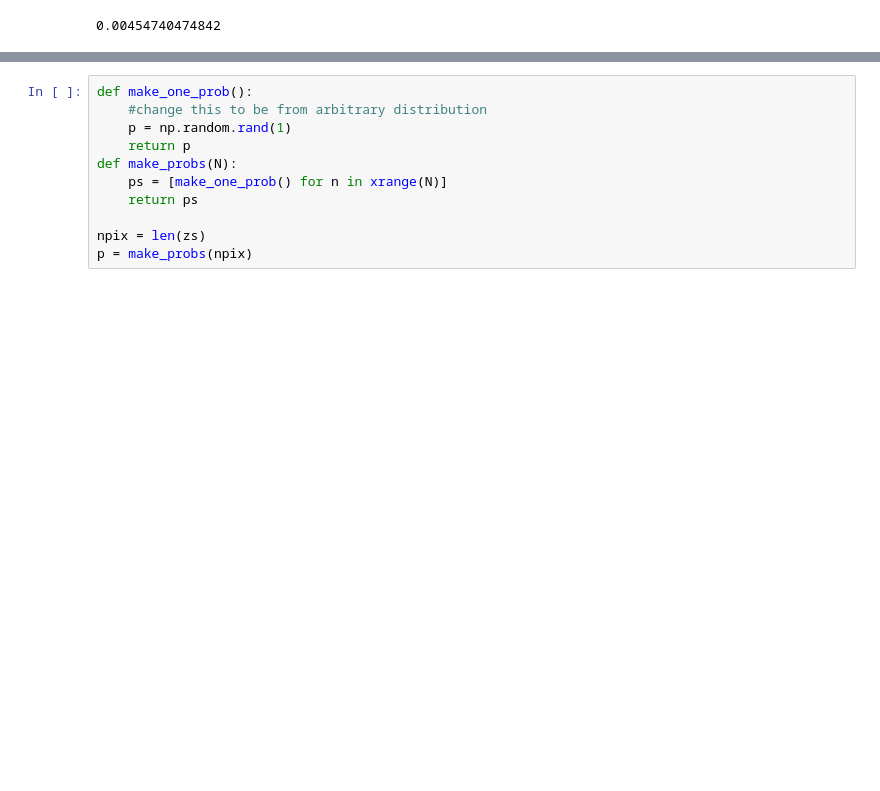
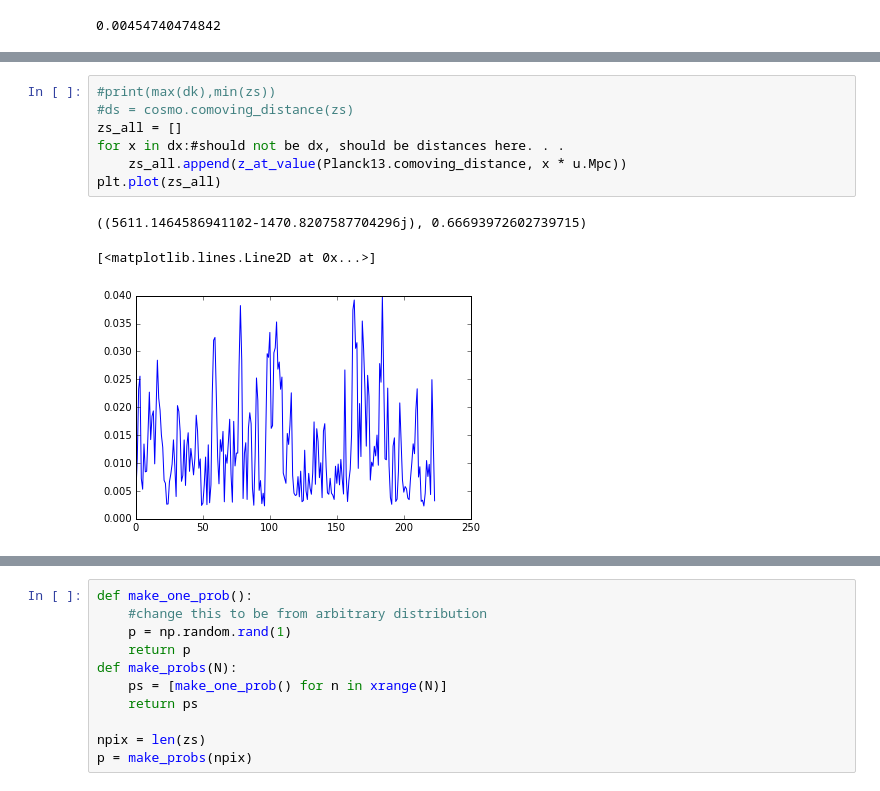
Before and after one commit to aimalz/densityfield, a Jupyter notebook: GenCat.ipynb, the cells around one changed output, grey strips where cells are left out. Drawn from its saved outputs; the diff is of its cells as text; blank space fills up the shorter version.

```diff
--- a/GenCat.ipynb
+++ b/GenCat.ipynb
@@ -40,3 +96,14 @@ print(res)
+# %%
+#print(max(dk),min(zs))
+#ds = cosmo.comoving_distance(zs)
+zs_all = []
+for x in dx:#should not be dx, should be distances here. . .
+    zs_all.append(z_at_value(Planck13.comoving_distance, x * u.Mpc))
+plt.plot(zs_all)
+# %% [output]
+((5611.1464586941102-1470.8207587704296j), 0.66693972602739715)
+[<matplotlib.lines.Line2D at 0x...>]
+[figure, added]
 # %%
 deltath = np.sin(zs*100)
 deltathmin = min(deltath)
```
Also changed, not shown: parts of 11 cells of this notebook.
